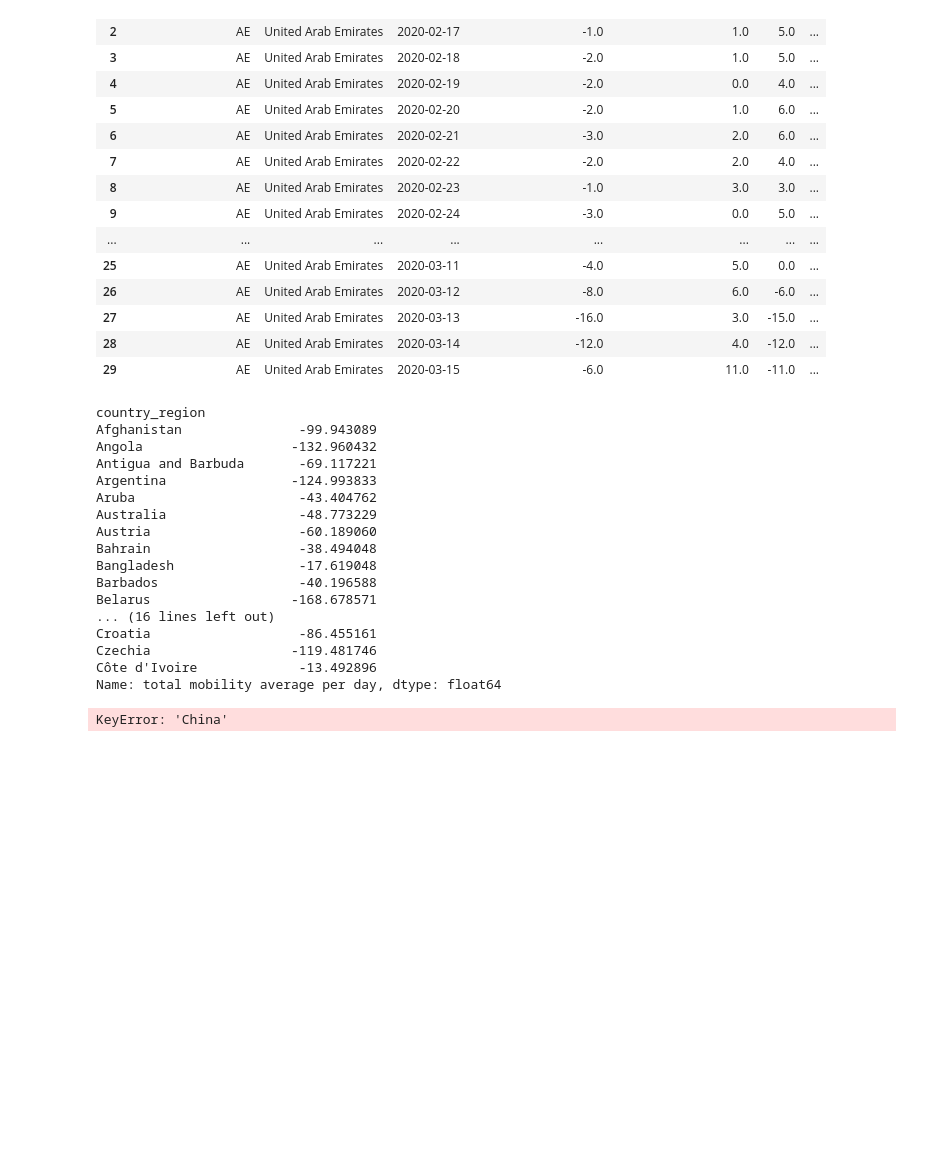
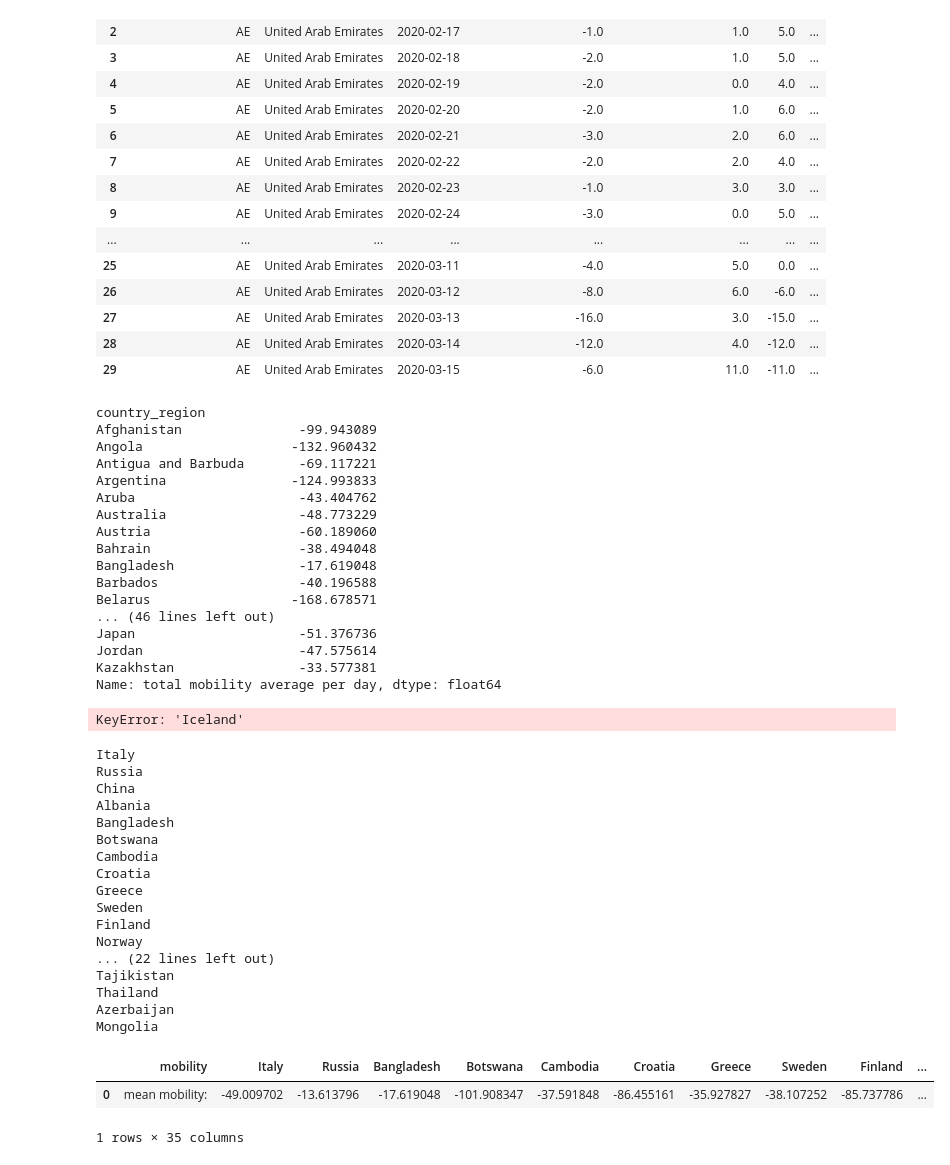
Before and after one commit to epfl-ada/ada-2022-project-thedatadiggers22, a Jupyter notebook: test_clustering.ipynb, the cells around one changed output. Saved outputs shown, nothing was run; the diff lists cells and outputs as text; code cells hidden in the pictures; blank space fills up the shorter version.

```diff
--- a/test_clustering.ipynb
+++ b/test_clustering.ipynb
@@ -200,7 +210,7 @@ google_mobility.head(30)
 # %%
 mean_mobility = google_mobility.groupby('country_region')["total mobility average per day"].mean()
 # %%
-mean_mobility.head(30)
+mean_mobility.head(60)
 # %% [output]
 country_region
 Afghanistan               -99.943089
@@ -214,17 +224,44 @@ Bahrain                   -38.494048
 Bangladesh                -17.619048
 Barbados                  -40.196588
 Belarus                  -168.678571
-... (16 lines left out)
-Croatia                   -86.455161
-Czechia                  -119.481746
-Côte d'Ivoire             -13.492896
+... (46 lines left out)
+Japan                     -51.376736
+Jordan                    -47.575614
+Kazakhstan                -33.577381
 Name: total mobility average per day, dtype: float64
 # %%
-mean_mobility()
+mean_mobility['Iceland']
+# %% [output]
+KeyError: 'Iceland'
 # %%
 # Plot moblity for the 40 countries
 mobility_countries= pd.DataFrame({"mobility":["mean mobility:"]})
 for country in country_dict.items():
-    output_df = pd.DataFrame({str(country[0]):[mean_mobility[str(country[0])]] })
+    print(str(country[0]))
+    if str(country[0])== 'China' or str(country[0])== 'Albania' or str(country[0])== 'Iceland' or str(country[0])== 'Azerbaijan':
+        pass
+    else:
+        output_df = pd.DataFrame({str(country[0]):[mean_mobility[str(country[0])]] })
+        mobility_countries = pd.concat([mobility_countries, output_df], axis=1)
+mobility_countries
 # %% [output]
-KeyError: 'China'
+Italy
+Russia
+China
+Albania
+Bangladesh
+Botswana
+Cambodia
+Croatia
+Greece
+Sweden
+Finland
+Norway
+... (22 lines left out)
+Tajikistan
+Thailand
+Azerbaijan
+Mongolia
+|  | mobility | Italy | Russia | Bangladesh | Botswana | Cambodia | Croatia | Greece | Sweden | Finland | ... |
+| 0 | mean mobility: | -49.009702 | -13.613796 | -17.619048 | -101.908347 | -37.591848 | -86.455161 | -35.927827 | -38.107252 | -85.737786 | ... |
+1 rows × 35 columns
```
Also changed, not shown: parts of 3 cells of this notebook.
